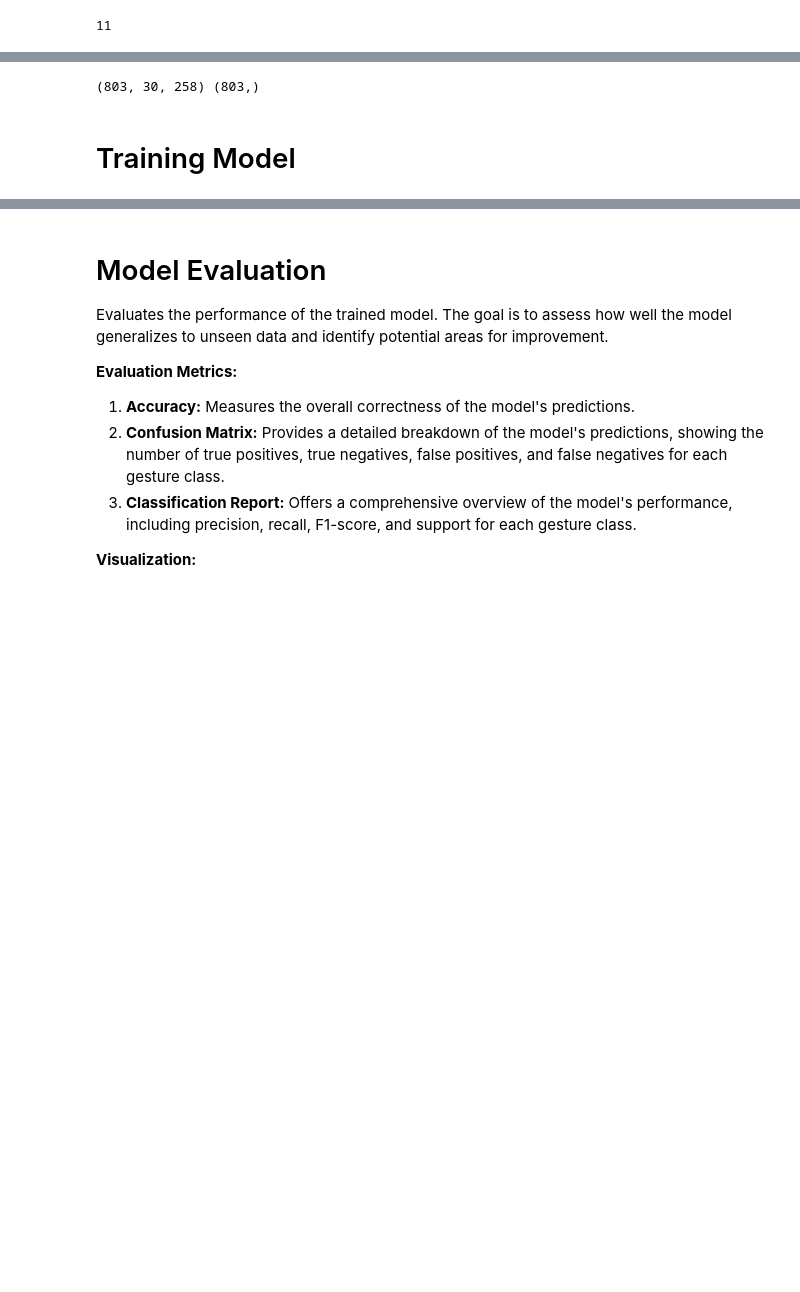
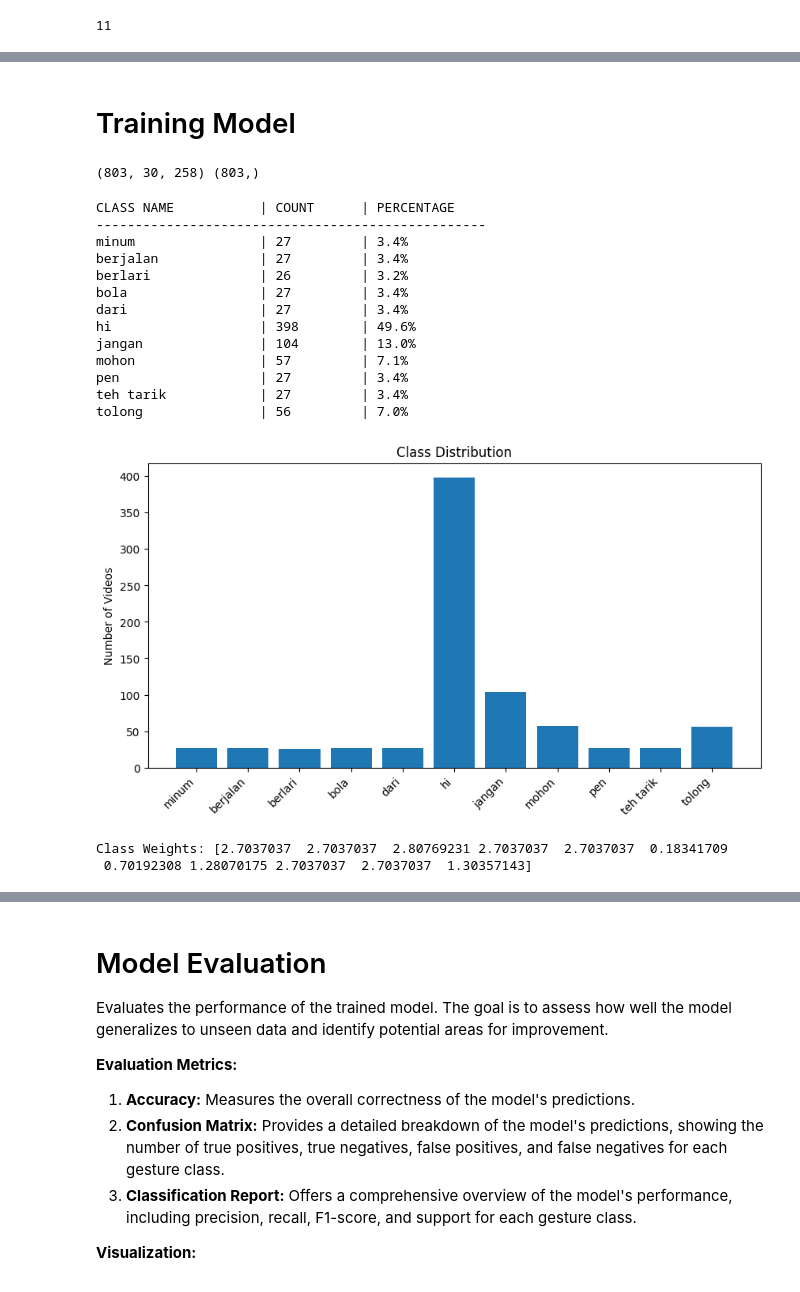
Before and after one commit to abdule-yo/sign-language-project, a Jupyter notebook: model.ipynb, the cells around one changed output, grey strips where cells are left out. Saved outputs shown, nothing was run; the diff lists cells and outputs as text; code cells hidden in the pictures; blank space fills up the shorter version.

```diff
--- a/model.ipynb
+++ b/model.ipynb
@@ -310,7 +354,0 @@ Streaming output truncated to the last 5000 lines.
-# %%
-X = np.load('X_TRAIN_2.npy')
-y = np.load('y_TRAIN_2.npy')
-
-print(X.shape, y.shape)
-# %% [output]
-(803, 30, 258) (803,)
@@ -335,0 +357,59 @@ from sklearn.model_selection import train_test_split
+# %%
+# RUN FROM HERE TO TRAIN IF NO CHANGES TO DATA PREPROCESSING
+save_path = '/content/drive/MyDrive/MSL_Project'
+X = np.load(os.path.join(save_path, 'X_TRAIN_2.npy'))
+y = np.load(os.path.join(save_path, 'y_TRAIN_2.npy'))
+
+print(X.shape, y.shape)
+# %% [output]
+(803, 30, 258) (803,)
+# %%
+# Count the occurrences of each class
+unique, counts = np.unique(y, return_counts=True)
+
+print(f"{'CLASS NAME':<20} | {'COUNT':<10} | {'PERCENTAGE'}")
+print("-" * 50)
+
+total_samples = len(y)
+for class_index, count in zip(unique, counts):
+    class_name = gestures[class_index]
+    percentage = (count / total_samples) * 100
+    print(f"{class_name:<20} | {count:<10} | {percentage:.1f}%")
+
+plt.figure(figsize=(10, 5))
+plt.bar([gestures[i] for i in unique], counts)
+plt.xticks(rotation=45, ha='right')
+plt.title('Class Distribution')
+plt.ylabel('Number of Videos')
+plt.show()
+# %% [output]
+CLASS NAME           | COUNT      | PERCENTAGE
+--------------------------------------------------
+minum                | 27         | 3.4%
+berjalan             | 27         | 3.4%
+berlari              | 26         | 3.2%
+bola                 | 27         | 3.4%
+dari                 | 27         | 3.4%
+hi                   | 398        | 49.6%
+jangan               | 104        | 13.0%
+mohon                | 57         | 7.1%
+pen                  | 27         | 3.4%
+teh tarik            | 27         | 3.4%
+tolong               | 56         | 7.0%
+[figure, added]
+# %%
+# Check if a GPU is available
+device = torch.device("cuda" if torch.cuda.is_available() else "cpu")
+
+class_weights = compute_class_weight(
+    class_weight='balanced',
+    classes=np.unique(y),
+    y=y
+)
+
+class_weights_tensor = torch.tensor(class_weights, dtype=torch.float32).to(device)
+
+print("Class Weights:", class_weights)
+# %% [output]
+Class Weights: [2.7037037  2.7037037  2.80769231 2.7037037  2.7037037  0.18341709
+ 0.70192308 1.28070175 2.7037037  2.7037037  1.30357143]
```
Also changed, not shown: parts of 23 cells of this notebook.
